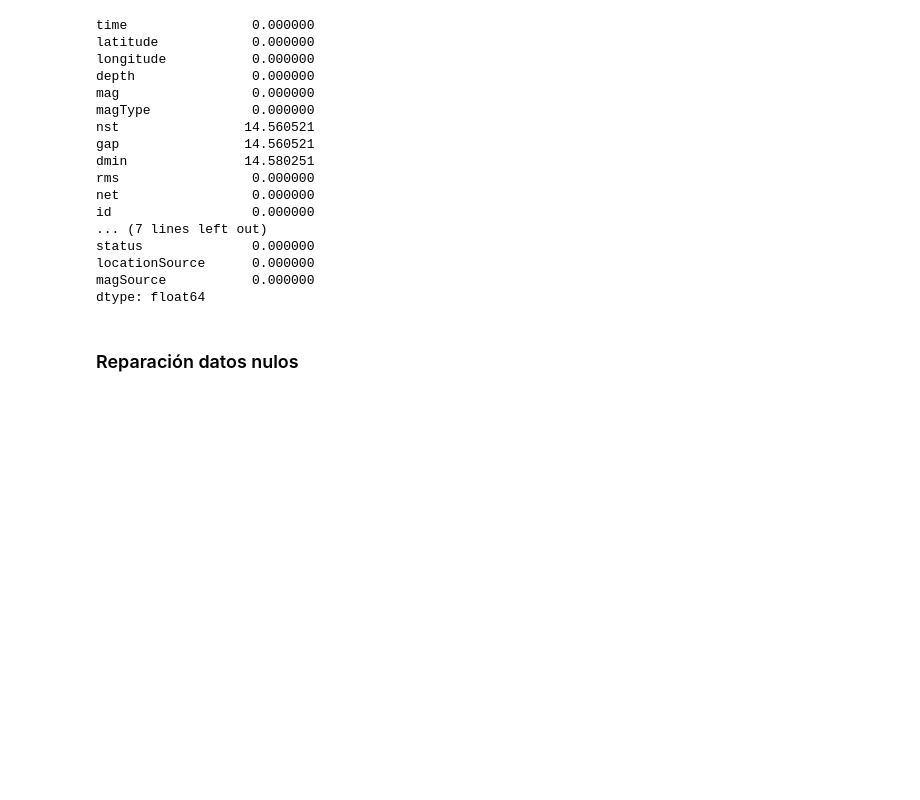
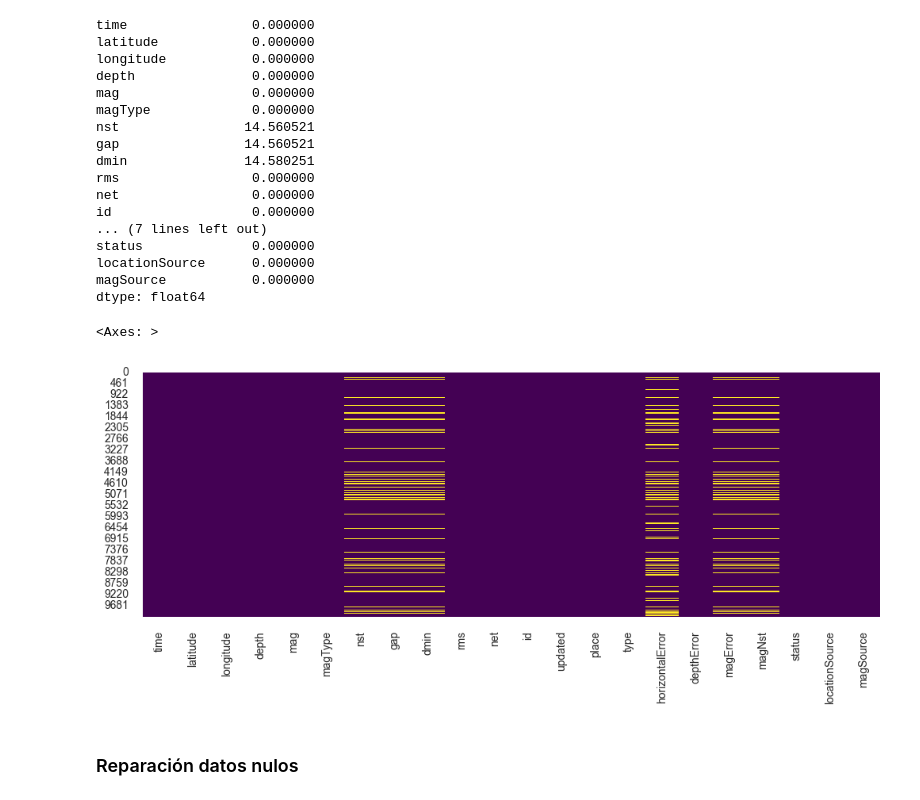
Before and after one commit to carlxngel/Investigaci-n-y-analisis-sobre-seismos, a Jupyter notebook: preprocesamiento.ipynb, the cells around one changed output. Saved outputs shown, nothing was run; the diff lists cells and outputs as text; code cells hidden in the pictures; blank space fills up the shorter version.

```diff
--- a/preprocesamiento.ipynb
+++ b/preprocesamiento.ipynb
@@ -9,3 +22,15 @@ warnings.filterwarnings("ignore")
+# %%
+plt.style.use('seaborn-v0_8')
+sns.set(style="whitegrid")
+plt.rcParams['figure.figsize'] = (12, 4)
+plt.rcParams['axes.labelsize'] = 12
+plt.rcParams['axes.titlesize'] = 14
+plt.rcParams['xtick.labelsize'] = 10
+plt.rcParams['ytick.labelsize'] = 10
+
+viridis = cm.get_cmap('viridis', 256)
+magma = cm.get_cmap('magma', 256)
+plasma = cm.get_cmap('plasma', 256)
 # %% [markdown]
 ### Carga de archivo
 # %%
@@ -108,3 +133,8 @@ status              0.000000
 locationSource      0.000000
 magSource           0.000000
 dtype: float64
+# %%
+sns.heatmap(df.isnull(), cbar=False, cmap='viridis') #visualizamos los valores nulos en el dataframe
+# %% [output]
+<Axes: >
+[figure, added]
```
Also changed, not shown: parts of 12 cells of this notebook, 3 other files.
